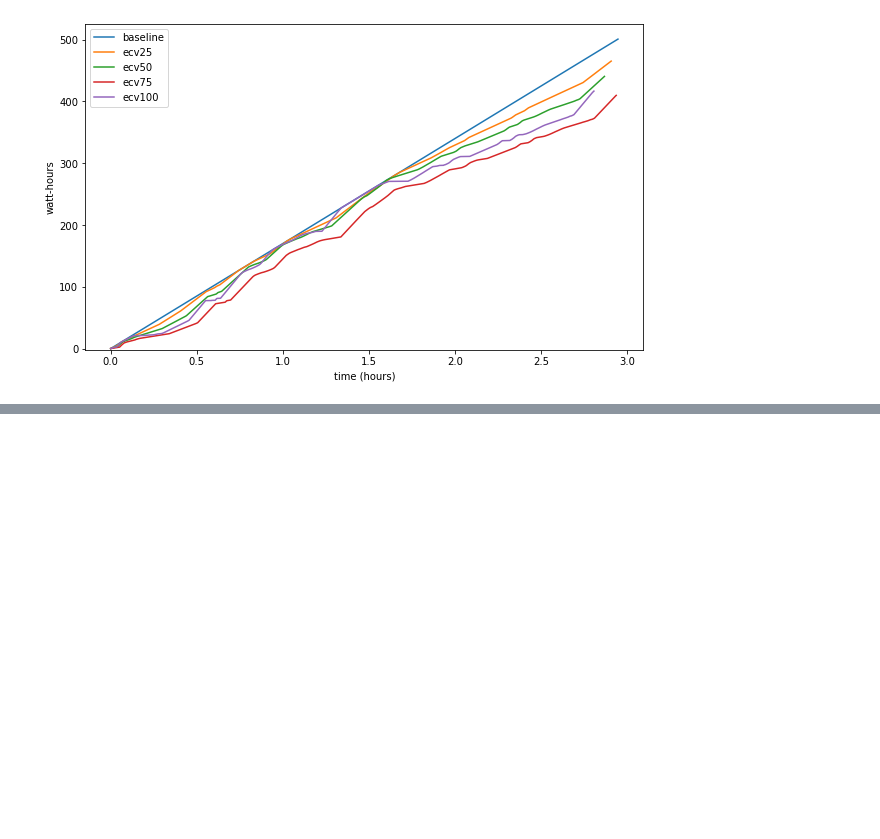
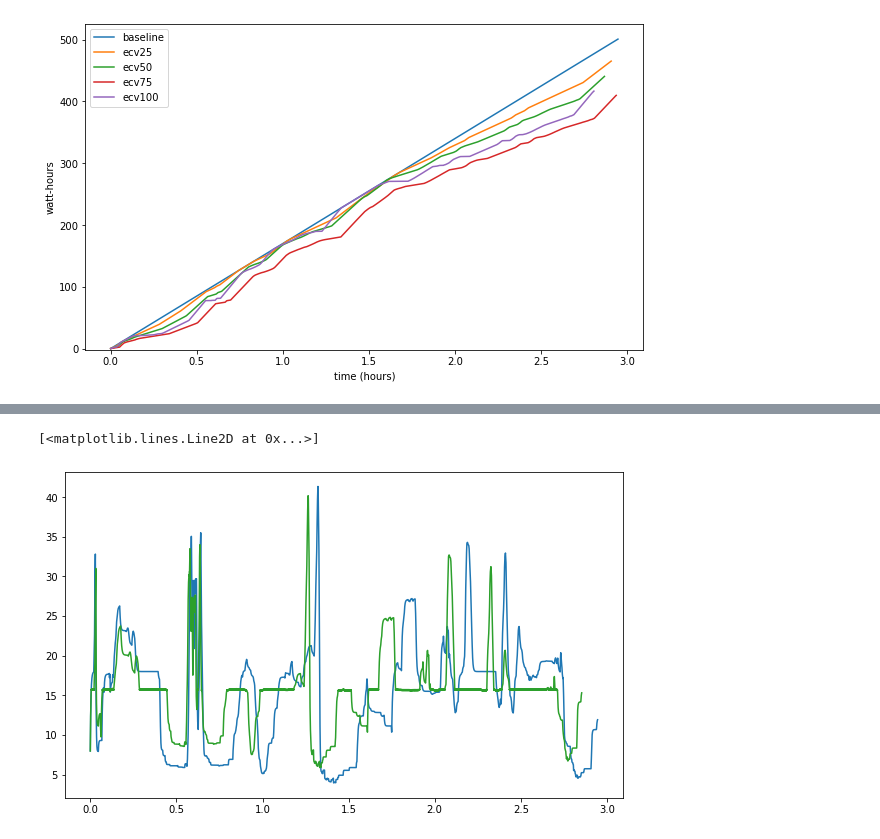
Before and after one commit to busbykt/Ebike, a Jupyter notebook: Analysis.ipynb, the cells around one changed output, grey strips where cells are left out. Saved outputs shown, nothing was run; the diff lists cells and outputs as text; code cells hidden in the pictures; blank space fills up the shorter version.

```diff
--- a/Analysis.ipynb
+++ b/Analysis.ipynb
@@ -447,0 +504,7 @@ ax.legend();
+# %%
+fig, ax = plt.subplots(figsize=[10,6])
+ax.plot(baseline['hours'],baseline['mph'], label='baseline')
+ax.plot(ecva50['hours'],ecva50['mph'], c='C2', label='ecva100')
+# %% [output]
+[<matplotlib.lines.Line2D at 0x...>]
+[figure, added]
```
Also changed, not shown: parts of 20 cells of this notebook.
